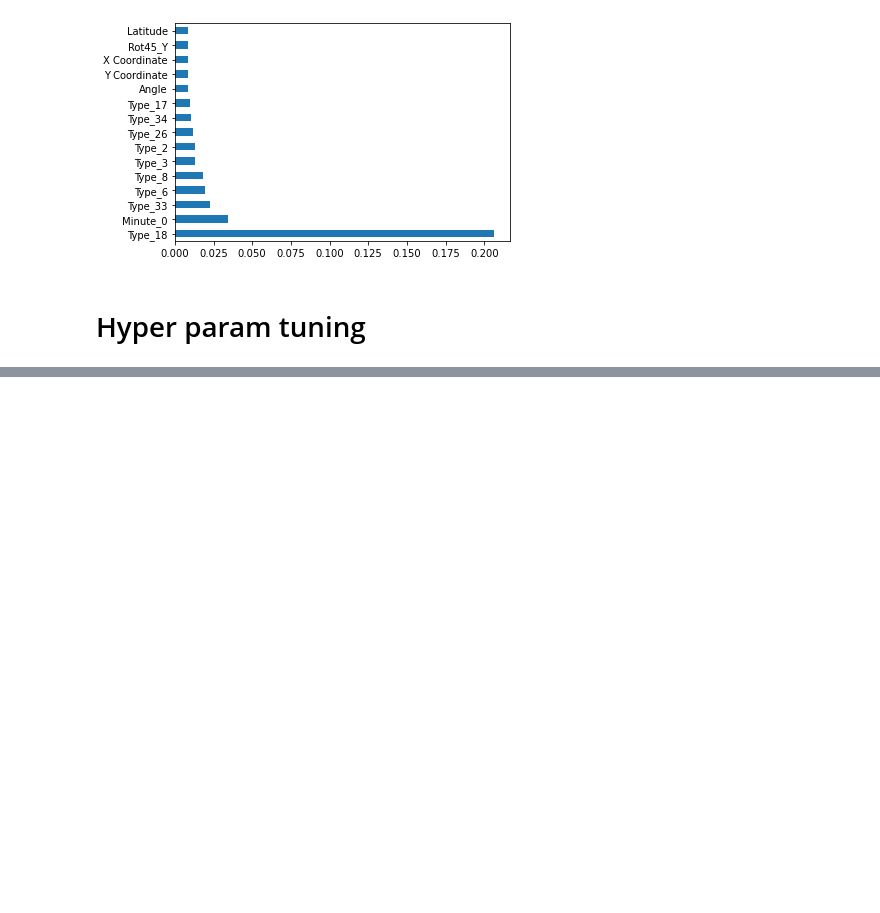
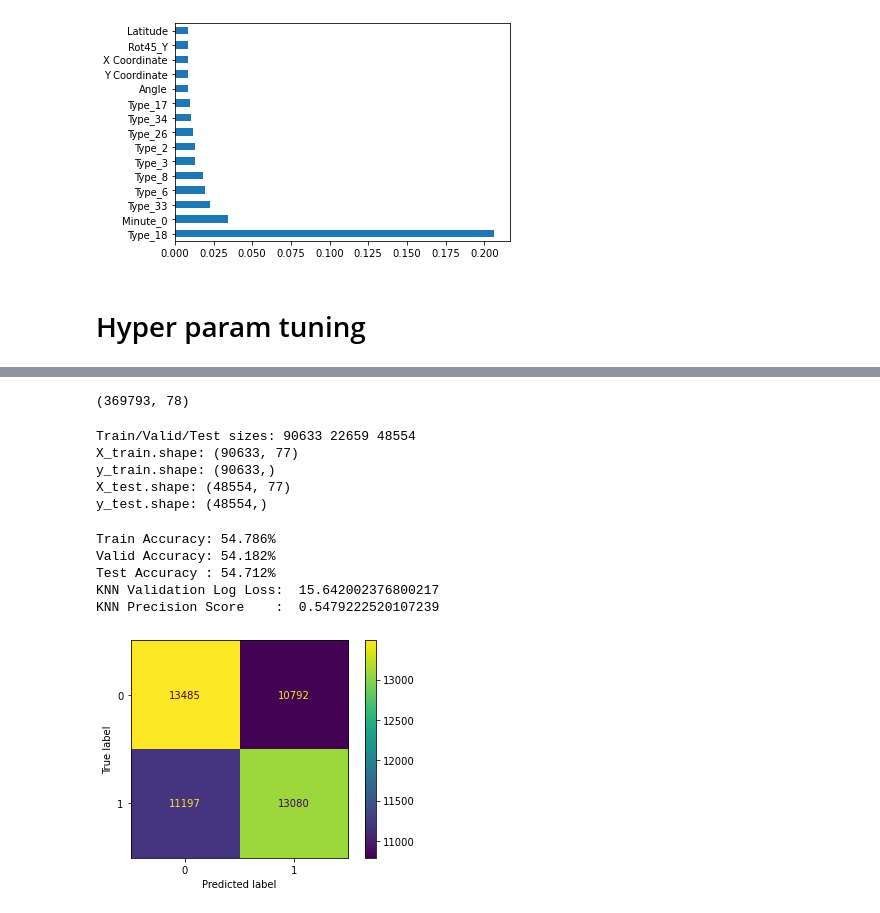
Before and after one commit to ajshedivy/CrimeAnalysisML, a Jupyter notebook: model_prediction.ipynb, the cells around one changed output, grey strips where cells are left out. Cells and saved outputs as stored; diff of their text form; code cells hidden in the pictures; blank space fills up the shorter version.

```diff
--- a/model_prediction.ipynb
+++ b/model_prediction.ipynb
@@ -368,0 +397,4 @@ print(f"Test Accuracy: {model.score(X_test, y_test):0.3f}")
+# %%
+cols = ['Community Area', 'Arrest']
+com_data = master_data[cols]
+com_data.head()
@@ -368,0 +408,55 @@ print(f"Test Accuracy: {model.score(X_test, y_test):0.3f}")
+# %%
+one_hot_com = one_hot_encode(com_data, ['Community Area'])
+one_hot_com.shape
+# %% [output]
+(369793, 78)
+# %%
+sample = one_hot_com.sample(frac=0.3, random_state=123)
+
+X, y = sample.drop("Arrest", axis=1).copy(), sample['Arrest']
+
+smote = SMOTE(random_state=0)
+X_resampled, y_resampled = smote.fit_resample(X, y)
+
+X_temp, X_test, y_temp, y_test = train_test_split(X_resampled, y_resampled,
+                                                    test_size=0.3,
+                                                    random_state=123,
+                                                    shuffle=True,
+                                                   stratify=y_resampled)
+
+
+X_train, X_valid, y_train, y_valid = \
+    train_test_split(X_temp, y_temp, test_size=0.2, random_state=1, stratify=y_temp)
+print('Train/Valid/Test sizes:', y_train.shape[0], y_valid.shape[0], y_test.shape[0])
+
+print(f'X_train.shape: {X_train.shape}')
+print(f'y_train.shape: {y_train.shape}')
+print(f'X_test.shape: {X_test.shape}')
+print(f'y_test.shape: {y_test.shape}')
+# %% [output]
+Train/Valid/Test sizes: 90633 22659 48554
+X_train.shape: (90633, 77)
+y_train.shape: (90633,)
+X_test.shape: (48554, 77)
+y_test.shape: (48554,)
+# %%
+knn = KNeighborsClassifier(n_neighbors=5)
+knn.fit(X_train.values, y_train.values)
+print(f"Train Accuracy: {knn.score(X_train.values, y_train.values)*100:0.3f}%")
+print(f"Valid Accuracy: {knn.score(X_valid.values, y_valid.values)*100:0.3f}%")
+print(f"Test Accuracy : {knn.score(X_test.values, y_test.values)*100:0.3f}%")
+
+y_pred = knn.predict(X_test.values)
+ConfusionMatrixDisplay.from_predictions(y_test, y_pred)
+
+knn_loss = log_loss(y_test, y_pred)
+pr_score = precision_score(y_test, y_pred)
+print('KNN Validation Log Loss: ', knn_loss)
+print('KNN Precision Score    : ', pr_score)
+# %% [output]
+Train Accuracy: 54.786%
+Valid Accuracy: 54.182%
+Test Accuracy : 54.712%
+KNN Validation Log Loss:  15.642002376800217
+KNN Precision Score    :  0.5479222520107239
+[figure, added]
```
Also changed, not shown: parts of 21 cells of this notebook, 6 other files.
